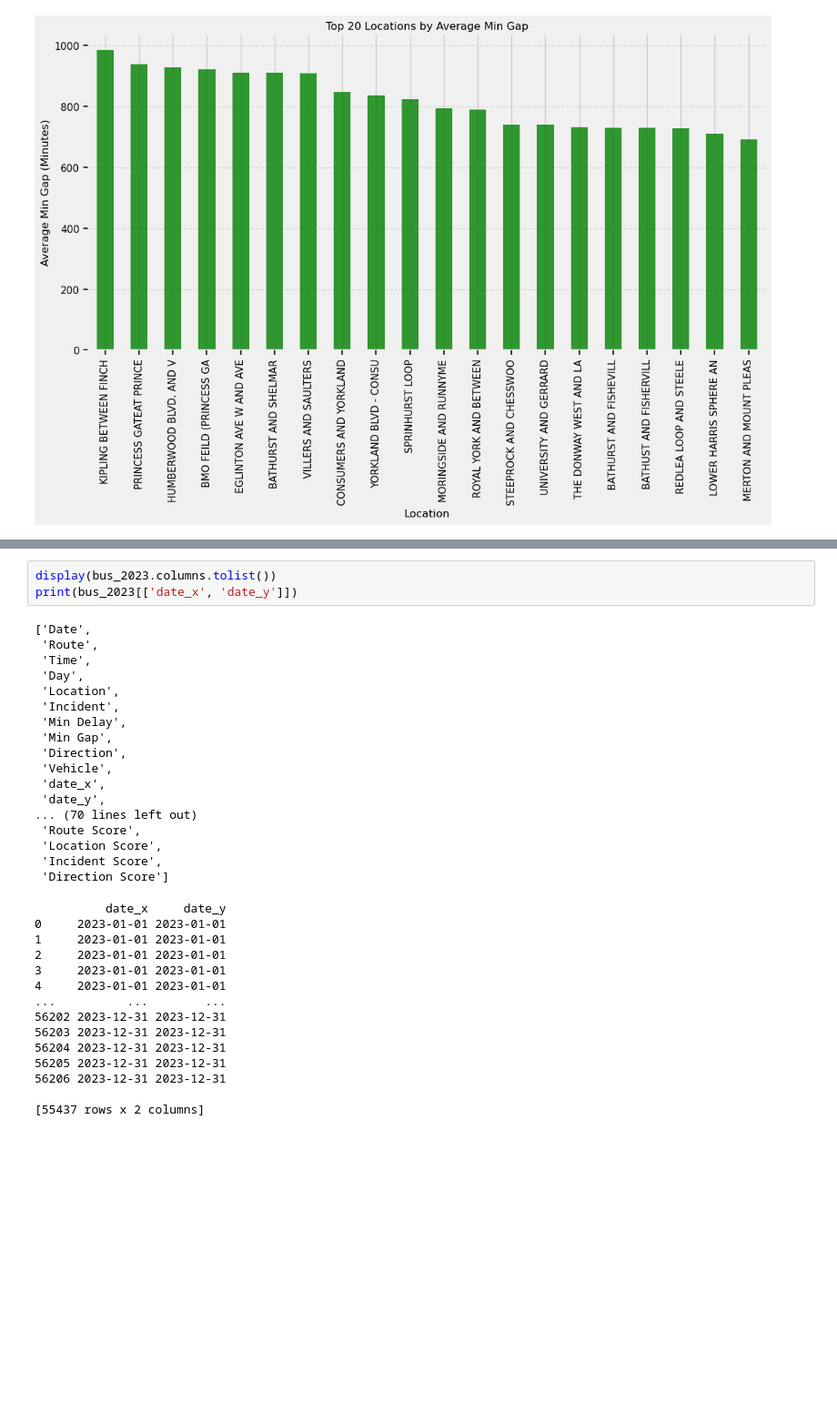
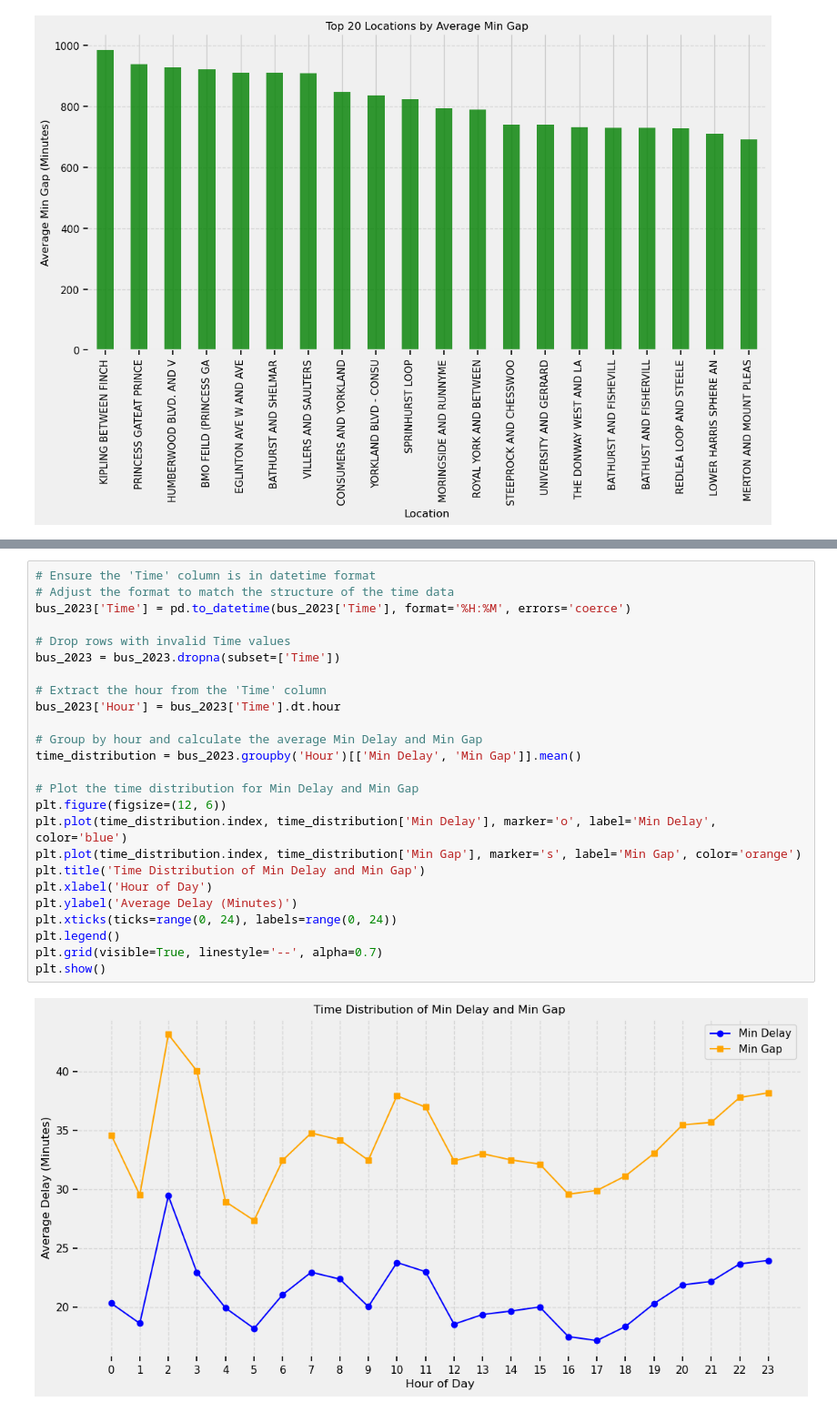
Before and after one commit to roman12b/Big_Project_TTC_Delays, a Jupyter notebook: bus_delay.ipynb, the cells around one changed output, grey strips where cells are left out. Shown at 91% size. Saved outputs shown, nothing was run; the diff lists cells and outputs as text; blank space fills up the shorter version.

```diff
--- a/bus_delay.ipynb
+++ b/bus_delay.ipynb
@@ -274,35 +303,27 @@ bus_2023.head()
 # %%
-display(bus_2023.columns.tolist())
-print(bus_2023[['date_x', 'date_y']])
+# Ensure the 'Time' column is in datetime format
+# Adjust the format to match the structure of the time data
+bus_2023['Time'] = pd.to_datetime(bus_2023['Time'], format='%H:%M', errors='coerce')
+
+# Drop rows with invalid Time values
+bus_2023 = bus_2023.dropna(subset=['Time'])
+
+# Extract the hour from the 'Time' column
+bus_2023['Hour'] = bus_2023['Time'].dt.hour
+
+# Group by hour and calculate the average Min Delay and Min Gap
+time_distribution = bus_2023.groupby('Hour')[['Min Delay', 'Min Gap']].mean()
+
+# Plot the time distribution for Min Delay and Min Gap
+plt.figure(figsize=(12, 6))
+plt.plot(time_distribution.index, time_distribution['Min Delay'], marker='o', label='Min Delay', color='blue')
+plt.plot(time_distribution.index, time_distribution['Min Gap'], marker='s', label='Min Gap', color='orange')
+plt.title('Time Distribution of Min Delay and Min Gap')
+plt.xlabel('Hour of Day')
+plt.ylabel('Average Delay (Minutes)')
+plt.xticks(ticks=range(0, 24), labels=range(0, 24))
+plt.legend()
+plt.grid(visible=True, linestyle='--', alpha=0.7)
+plt.show()
 # %% [output]
-['Date',
- 'Route',
- 'Time',
- 'Day',
- 'Location',
- 'Incident',
- 'Min Delay',
- 'Min Gap',
- 'Direction',
- 'Vehicle',
- 'date_x',
- 'date_y',
-... (70 lines left out)
- 'Route Score',
- 'Location Score',
- 'Incident Score',
- 'Direction Score']
-          date_x     date_y
-0     2023-01-01 2023-01-01
-1     2023-01-01 2023-01-01
-2     2023-01-01 2023-01-01
-3     2023-01-01 2023-01-01
-4     2023-01-01 2023-01-01
-...          ...        ...
-56202 2023-12-31 2023-12-31
-56203 2023-12-31 2023-12-31
-56204 2023-12-31 2023-12-31
-56205 2023-12-31 2023-12-31
-56206 2023-12-31 2023-12-31
-
-[55437 rows x 2 columns]
+[figure, added]
```
Also changed, not shown: parts of 23 cells of this notebook.
